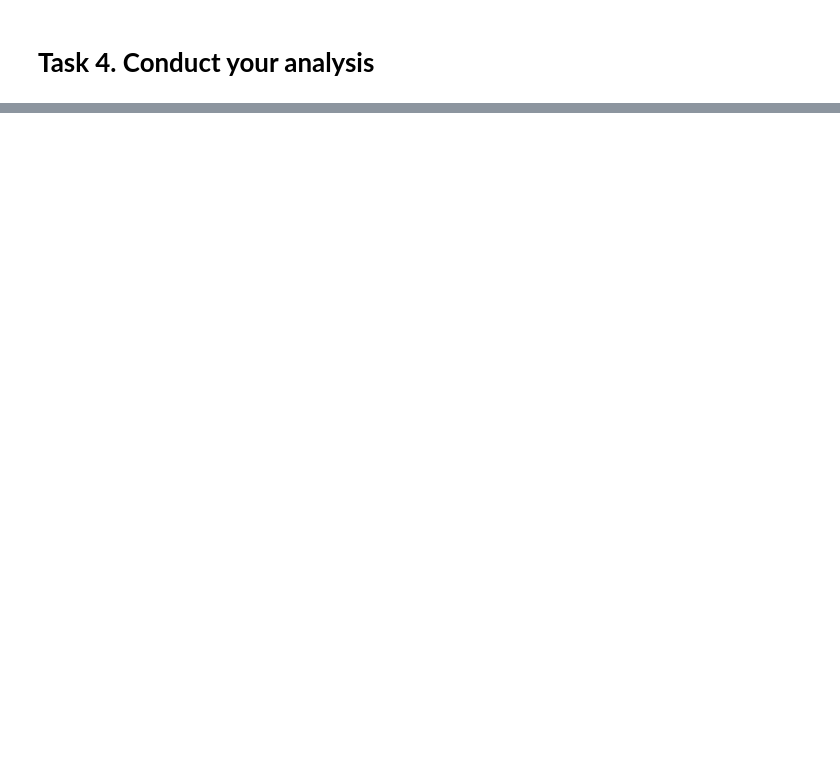
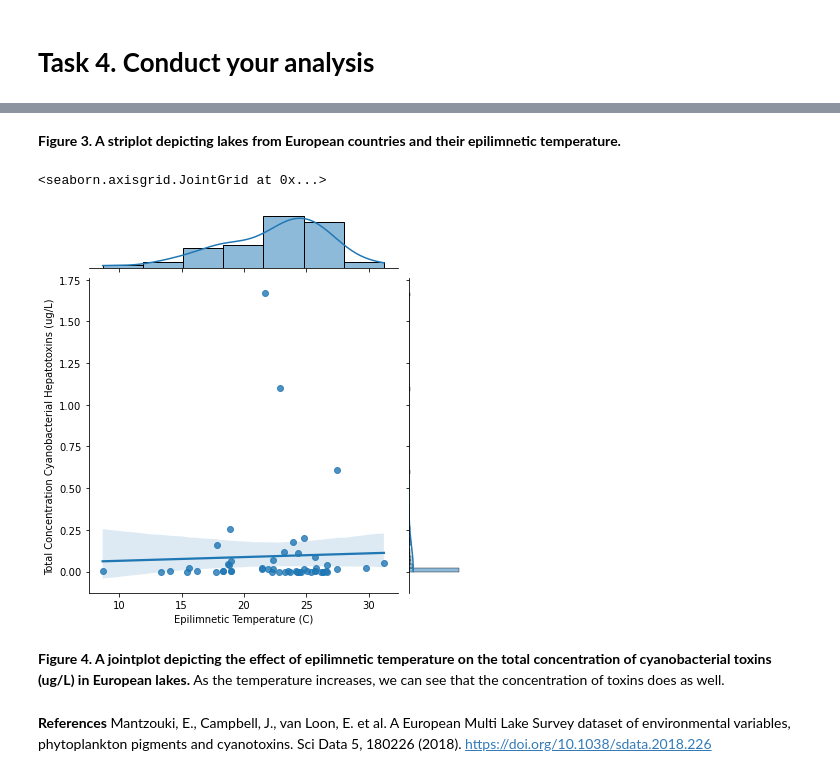
Before and after one commit to ubco-W2021T1-data301/project-group50-project, a Jupyter notebook: notebooks/analysis1.ipynb, the cells around one changed output, grey strips where cells are left out. Cells and saved outputs as stored; diff of their text form; code cells hidden in the pictures; blank space fills up the shorter version.

```diff
--- a/notebooks/analysis1.ipynb
+++ b/notebooks/analysis1.ipynb
@@ -657,0 +678,12 @@ Mantzouki et al.
+# %% [markdown]
+**Figure 3. A striplot depicting lakes from European countries and their epilimnetic temperature.**
+# %%
+sns.jointplot(x="Epilimnetic Temperature (C)", y="Total Concentration Cyanobacterial Hepatotoxins (ug/L)", data=df_new_version3, kind="reg")
+# %% [output]
+<seaborn.axisgrid.JointGrid at 0x...>
+[figure, added]
+# %% [markdown]
+**Figure 4. A jointplot depicting the effect of epilimnetic temperature on the total concentration of cyanobacterial toxins (ug/L) in European lakes.**  As the temperature increases, we can see that the concentration of toxins does as well.
+# %% [markdown]
+**References**
+Mantzouki, E., Campbell, J., van Loon, E. et al. A European Multi Lake Survey dataset of environmental variables, phytoplankton pigments and cyanotoxins. Sci Data 5, 180226 (2018). https://doi.org/10.1038/sdata.2018.226
```
Also changed, not shown: parts of 15 cells of this notebook, 1 other file.
